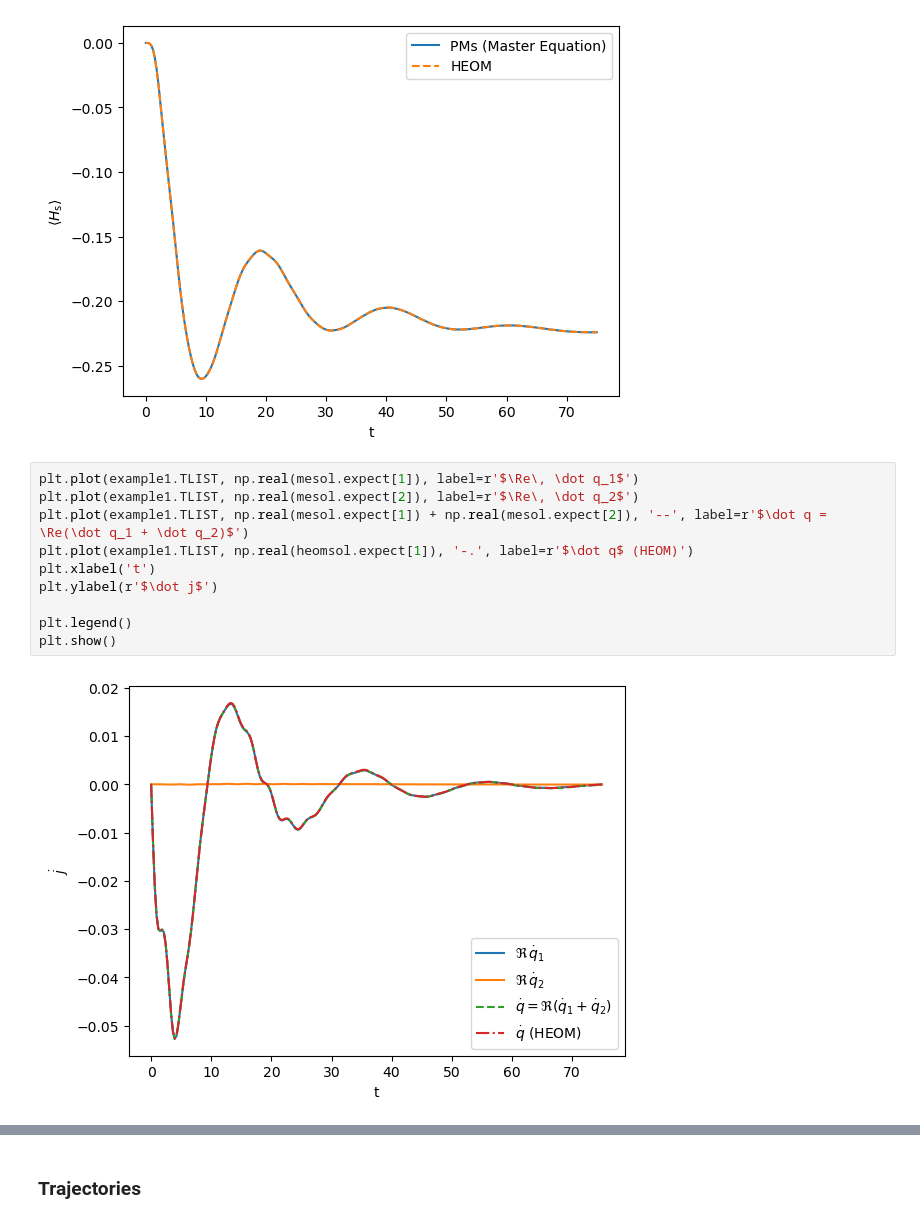
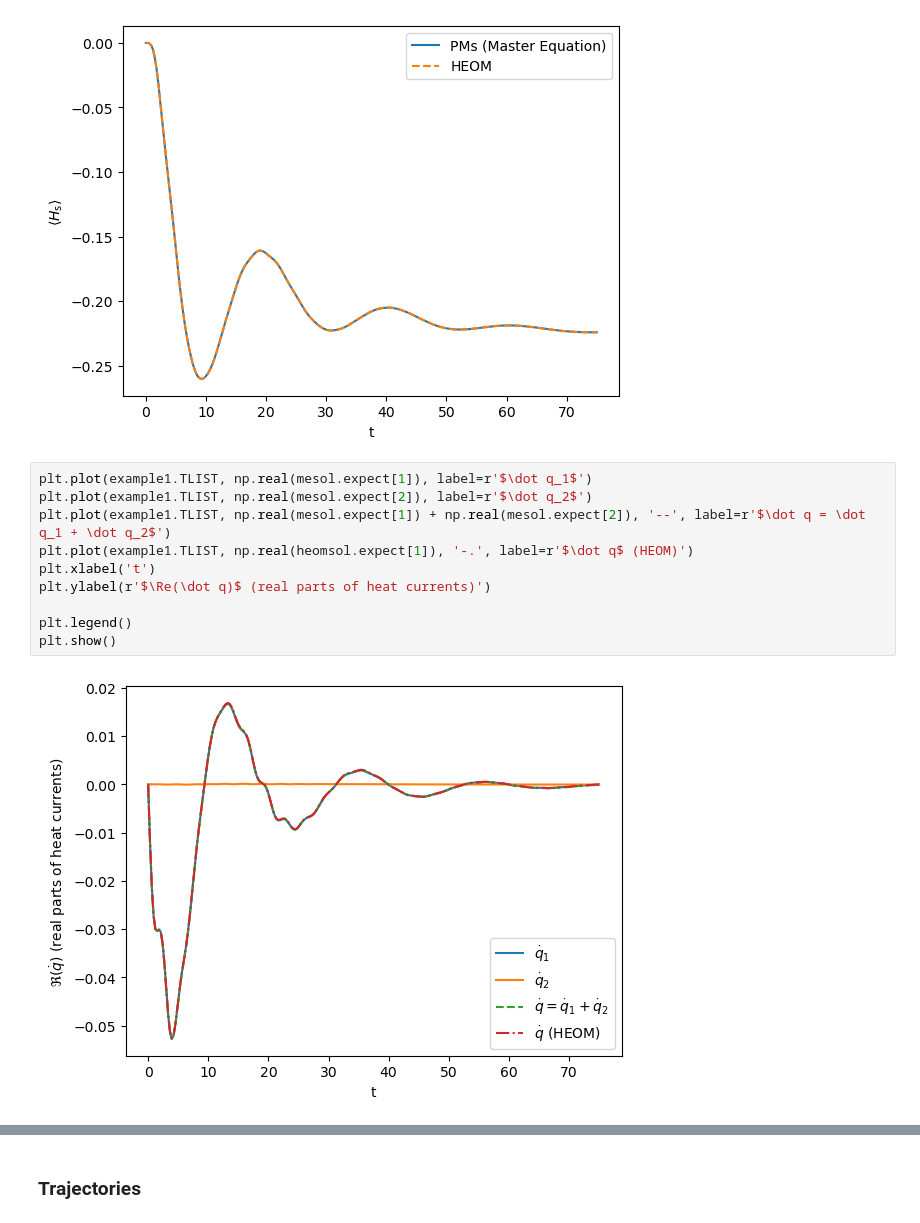
Before and after one commit to pmenczel/Pseudomode-Examples, a Jupyter notebook: example1.ipynb, the cells around one changed output, grey strips where cells are left out. Cells and saved outputs as stored; diff of their text form.

```diff
--- a/example1.ipynb
+++ b/example1.ipynb
@@ -53,15 +53,15 @@ plt.show()
 # %% [output]
 [figure]
 # %%
-plt.plot(example1.TLIST, np.real(mesol.expect[1]), label=r'$\Re\, \dot q_1$')
-plt.plot(example1.TLIST, np.real(mesol.expect[2]), label=r'$\Re\, \dot q_2$')
-plt.plot(example1.TLIST, np.real(mesol.expect[1]) + np.real(mesol.expect[2]), '--', label=r'$\dot q = \Re(\dot q_1 + \dot q_2)$')
+plt.plot(example1.TLIST, np.real(mesol.expect[1]), label=r'$\dot q_1$')
+plt.plot(example1.TLIST, np.real(mesol.expect[2]), label=r'$\dot q_2$')
+plt.plot(example1.TLIST, np.real(mesol.expect[1]) + np.real(mesol.expect[2]), '--', label=r'$\dot q = \dot q_1 + \dot q_2$')
 plt.plot(example1.TLIST, np.real(heomsol.expect[1]), '-.', label=r'$\dot q$ (HEOM)')
 plt.xlabel('t')
-plt.ylabel(r'$\dot j$')
+plt.ylabel(r'$\Re(\dot q)$ (real parts of heat currents)')
 
 plt.legend()
 plt.show()
 # %% [output]
-[figure, old version]
+[figure, new version]
 # %%
```
Also changed, not shown: parts of 5 cells of this notebook, 9 other files.
